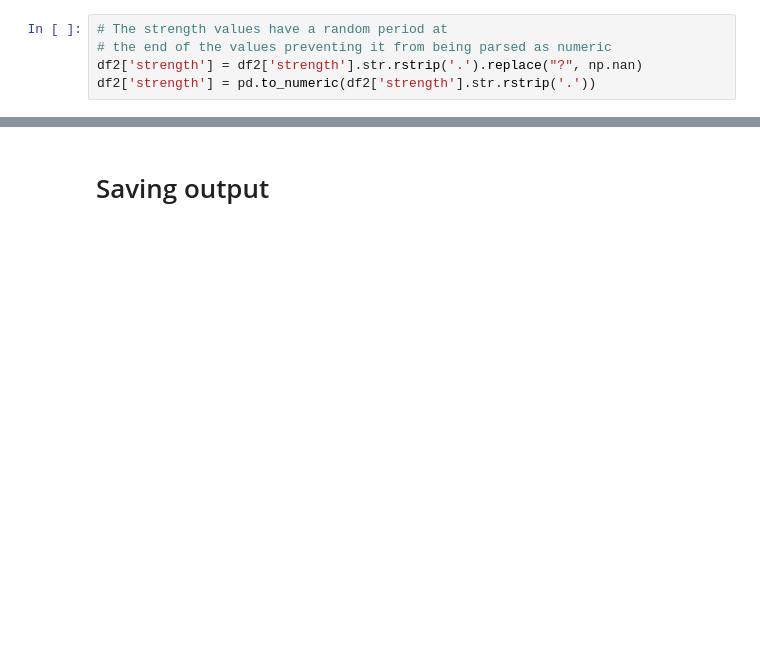
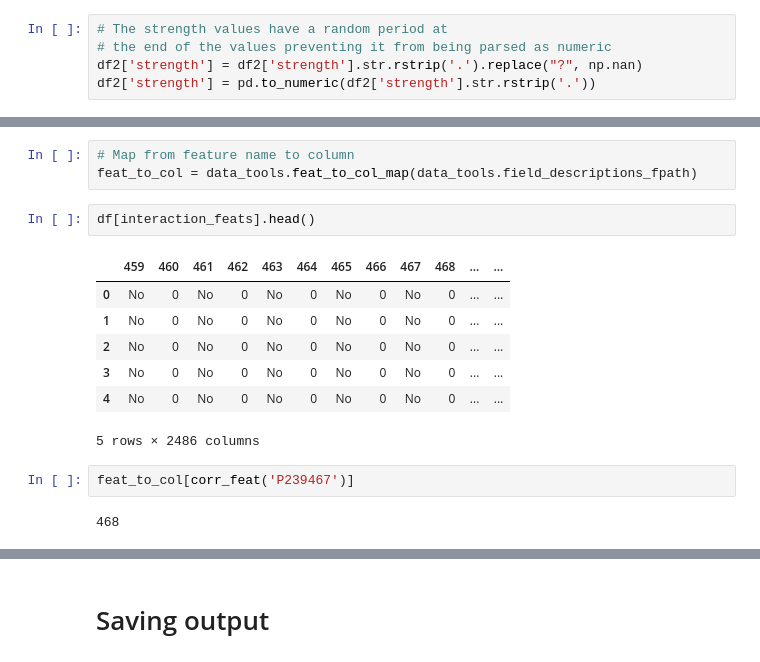
Before and after one commit to NgAngus/protein_localization, a Jupyter notebook: notebooks/data_engineering.ipynb, the cells around one changed output, grey strips where cells are left out. Saved outputs shown, nothing was run; the diff lists cells and outputs as text; blank space fills up the shorter version.

Commit message:
Update data processing tools

```diff
--- a/notebooks/data_engineering.ipynb
+++ b/notebooks/data_engineering.ipynb
@@ -192,0 +207,17 @@ fields
+# %%
+# Map from feature name to column
+feat_to_col = data_tools.feat_to_col_map(data_tools.field_descriptions_fpath)
+# %%
+df[interaction_feats].head()
+# %% [output]
+|  | 459 | 460 | 461 | 462 | 463 | 464 | 465 | 466 | 467 | 468 | ... | ... |
+| 0 | No | 0 | No | 0 | No | 0 | No | 0 | No | 0 | ... | ... |
+| 1 | No | 0 | No | 0 | No | 0 | No | 0 | No | 0 | ... | ... |
+| 2 | No | 0 | No | 0 | No | 0 | No | 0 | No | 0 | ... | ... |
+| 3 | No | 0 | No | 0 | No | 0 | No | 0 | No | 0 | ... | ... |
+| 4 | No | 0 | No | 0 | No | 0 | No | 0 | No | 0 | ... | ... |
+5 rows × 2486 columns
+# %%
+feat_to_col[corr_feat('P239467')]
+# %% [output]
+468
```
Also changed, not shown: parts of 37 cells of this notebook, 1 other file.
